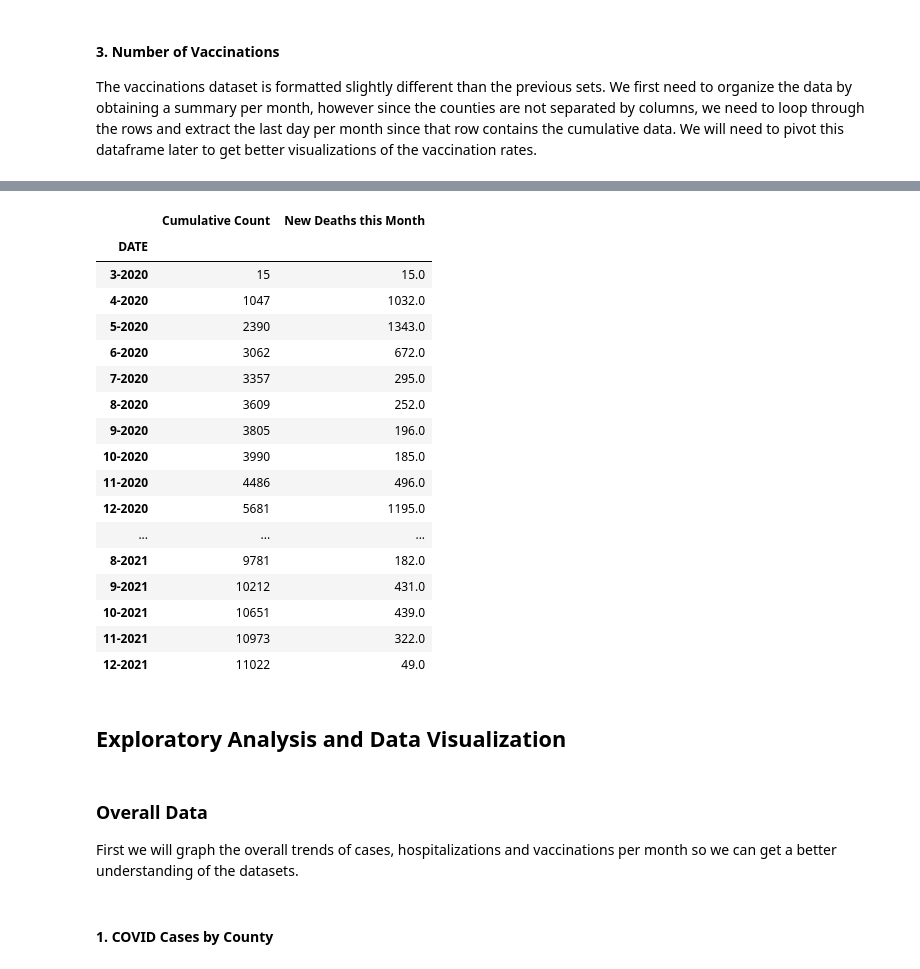
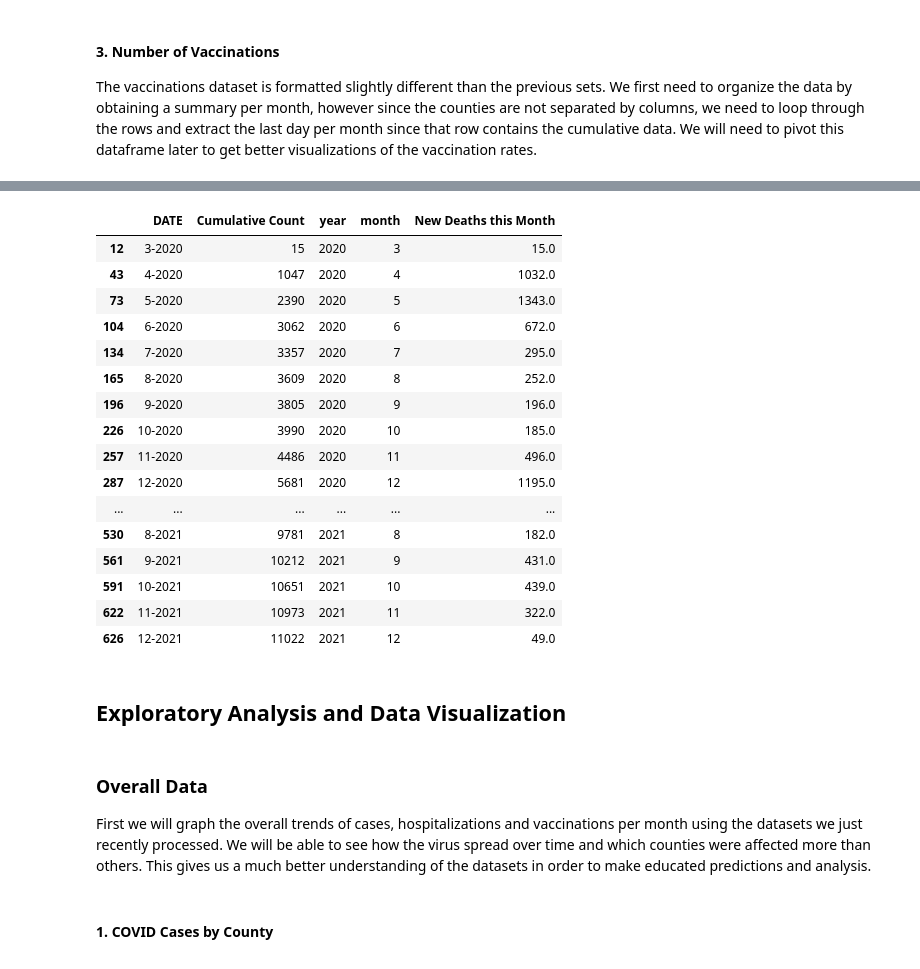
Before and after one commit to emahgoub/emahgoub.github.io, a Jupyter notebook: index.ipynb, the cells around one changed output, grey strips where cells are left out. Cells and saved outputs as stored; diff of their text form; code cells hidden in the pictures.

```diff
--- a/index.ipynb
+++ b/index.ipynb
@@ -336,52 +328,54 @@ res
 # %%
 # Only get summarized data for each month for deaths in the state of Maryland
 d1 = deaths.loc[deaths['DATE'].astype(str).str.contains('30')].copy()
 d2 = deaths.loc[deaths['DATE'].astype(str).str.contains('12/04/2021')].copy()
 d3 = deaths.loc[deaths['DATE'].astype(str).str.contains('02/28')].copy()
 
 dts = d1.append(d2)
 dts = dts.append(d3)
 
 # Sort DataFrame by date
 dts['DATE'] = pd.to_datetime(dts['DATE'], format='%m/%d/%Y %H:%M:%S AM')
 dts.sort_values(by='DATE', inplace=True)
 
 # Change date format to mm-yyyy
 dts['year'] = pd.DatetimeIndex(dts['DATE']).year.astype(str)
 dts['month'] = pd.DatetimeIndex(dts['DATE']).month.astype(str)
 dts['DATE'] = dts[['month', 'year']].agg('-'.join, axis=1).astype(str)
 
 # Drop unneeded columns
-dts = dts.set_index('DATE')
-dts = dts.drop(columns=['year', 'month'])
+#dts = dts.set_index('DATE')
+#dts = dts.drop(columns=['year', 'month'])
+dts['year'] = dts['year'].astype(int)
+dts['month'] = dts['month'].astype(int)
 
-dts["New Deaths"] = dts.diff()
-dts.columns = ["Cumulative Count", "New Deaths this Month"]
-dts.fillna(15)
+dts["New Deaths"] = dts['Count'].diff()
+dts.columns =  ['DATE', "Cumulative Count", "year", "month", "New Deaths this Month"]
+dts = dts.fillna(15)
+dts
 # %% [output]
-|  | Cumulative Count | New Deaths this Month |
-| DATE |  |  |
-| 3-2020 | 15 | 15.0 |
-| 4-2020 | 1047 | 1032.0 |
-| 5-2020 | 2390 | 1343.0 |
-| 6-2020 | 3062 | 672.0 |
-| 7-2020 | 3357 | 295.0 |
-| 8-2020 | 3609 | 252.0 |
-| 9-2020 | 3805 | 196.0 |
-| 10-2020 | 3990 | 185.0 |
-| 11-2020 | 4486 | 496.0 |
-| 12-2020 | 5681 | 1195.0 |
-| ... | ... | ... |
-| 8-2021 | 9781 | 182.0 |
-| 9-2021 | 10212 | 431.0 |
-| 10-2021 | 10651 | 439.0 |
-| 11-2021 | 10973 | 322.0 |
-| 12-2021 | 11022 | 49.0 |
+|  | DATE | Cumulative Count | year | month | New Deaths this Month |
+| 12 | 3-2020 | 15 | 2020 | 3 | 15.0 |
+| 43 | 4-2020 | 1047 | 2020 | 4 | 1032.0 |
+| 73 | 5-2020 | 2390 | 2020 | 5 | 1343.0 |
+| 104 | 6-2020 | 3062 | 2020 | 6 | 672.0 |
+| 134 | 7-2020 | 3357 | 2020 | 7 | 295.0 |
+| 165 | 8-2020 | 3609 | 2020 | 8 | 252.0 |
+| 196 | 9-2020 | 3805 | 2020 | 9 | 196.0 |
+| 226 | 10-2020 | 3990 | 2020 | 10 | 185.0 |
+| 257 | 11-2020 | 4486 | 2020 | 11 | 496.0 |
+| 287 | 12-2020 | 5681 | 2020 | 12 | 1195.0 |
+| ... | ... | ... | ... | ... | ... |
+| 530 | 8-2021 | 9781 | 2021 | 8 | 182.0 |
+| 561 | 9-2021 | 10212 | 2021 | 9 | 431.0 |
+| 591 | 10-2021 | 10651 | 2021 | 10 | 439.0 |
+| 622 | 11-2021 | 10973 | 2021 | 11 | 322.0 |
+| 626 | 12-2021 | 11022 | 2021 | 12 | 49.0 |
 # %% [markdown]
 ## Exploratory Analysis and Data Visualization
 # %% [markdown]
 ### Overall Data
-First we will graph the overall trends of cases, hospitalizations and vaccinations per month so we can get a better understanding of the datasets.
+First we will graph the overall trends of cases, hospitalizations and vaccinations per month using the datasets we just recently processed. We will be able to see how the virus spread over time and which counties were affected more than others. This gives us a much better understanding of the datasets in order to make educated predictions and analysis.
 # %% [markdown]
 #### 1. COVID Cases by County
 # %%
```
Also changed, not shown: parts of 50 cells of this notebook, 1 other file.
